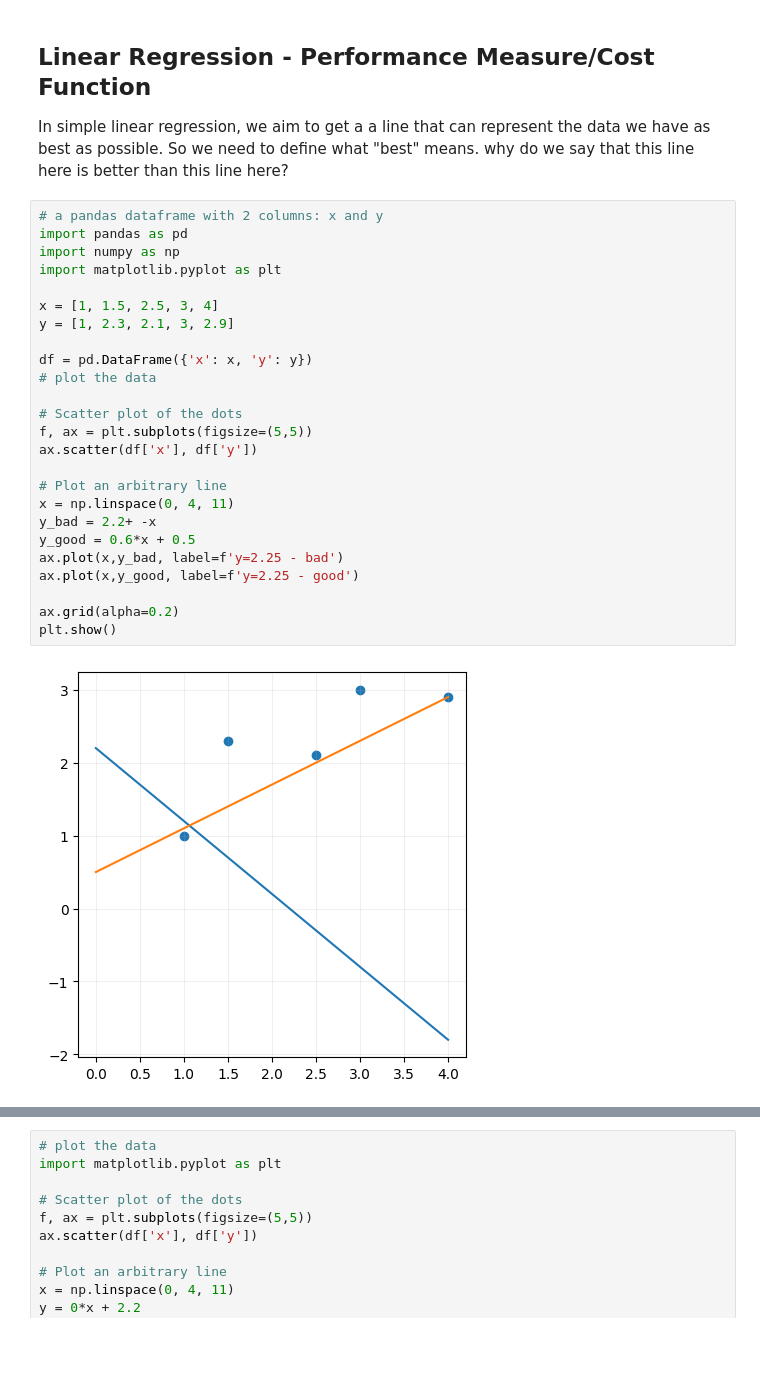
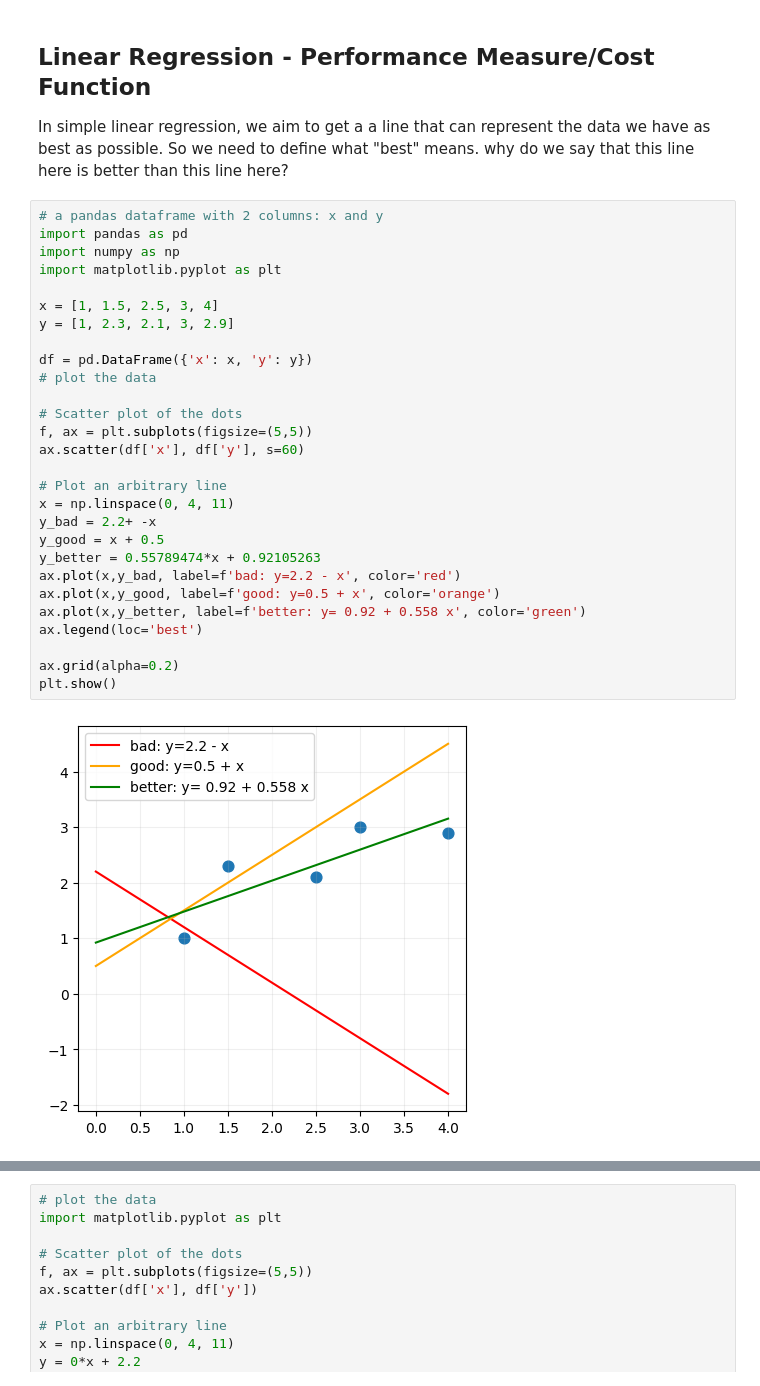
Before and after one commit to IT4063C/IT4063C.github.io, a Jupyter notebook: content/course-notes/9.ml-regression/transcript.ipynb, the cells around one changed output, grey strips where cells are left out. Saved outputs shown, nothing was run; the diff lists cells and outputs as text; blank space fills up the shorter version.

```diff
--- a/content/course-notes/9.ml-regression/transcript.ipynb
+++ b/content/course-notes/9.ml-regression/transcript.ipynb
@@ -328,28 +332,31 @@ why do we say that this line here is better than this line here?
 # %%
 # a pandas dataframe with 2 columns: x and y
 import pandas as pd
 import numpy as np
 import matplotlib.pyplot as plt
 
 x = [1, 1.5, 2.5, 3, 4]
 y = [1, 2.3, 2.1, 3, 2.9]
 
 df = pd.DataFrame({'x': x, 'y': y})
 # plot the data
 
 # Scatter plot of the dots
 f, ax = plt.subplots(figsize=(5,5))
-ax.scatter(df['x'], df['y'])
+ax.scatter(df['x'], df['y'], s=60)
 
 # Plot an arbitrary line
 x = np.linspace(0, 4, 11)
 y_bad = 2.2+ -x
-y_good = 0.6*x + 0.5
-ax.plot(x,y_bad, label=f'y=2.25 - bad')
-ax.plot(x,y_good, label=f'y=2.25 - good')
+y_good = x + 0.5
+y_better = 0.55789474*x + 0.92105263
+ax.plot(x,y_bad, label=f'bad: y=2.2 - x', color='red')
+ax.plot(x,y_good, label=f'good: y=0.5 + x', color='orange')
+ax.plot(x,y_better, label=f'better: y= 0.92 + 0.558 x', color='green')
+ax.legend(loc='best')
 
 ax.grid(alpha=0.2)
 plt.show()
 # %% [output]
-[figure, old version]
+[figure, new version]
 # %% [markdown]
```
Also changed, not shown: parts of 20 cells of this notebook, 10 other files.
